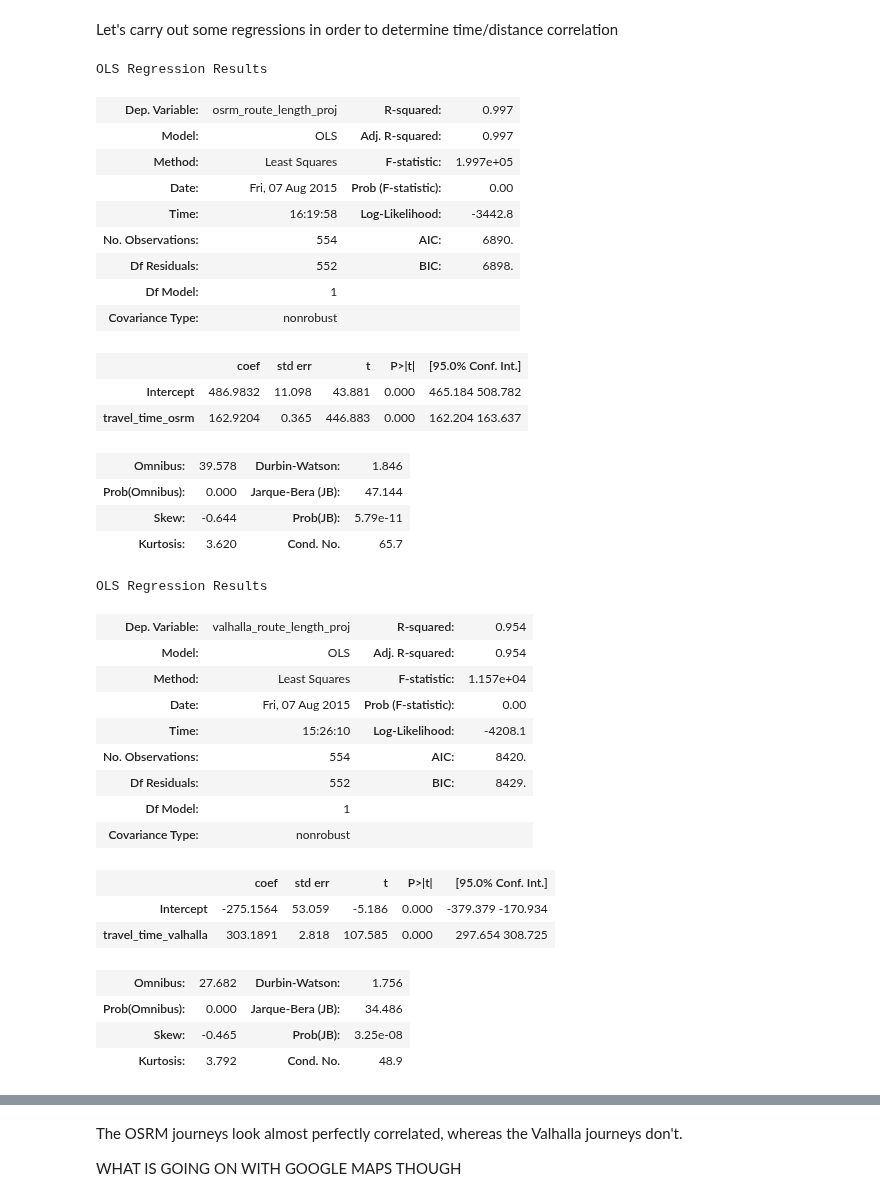
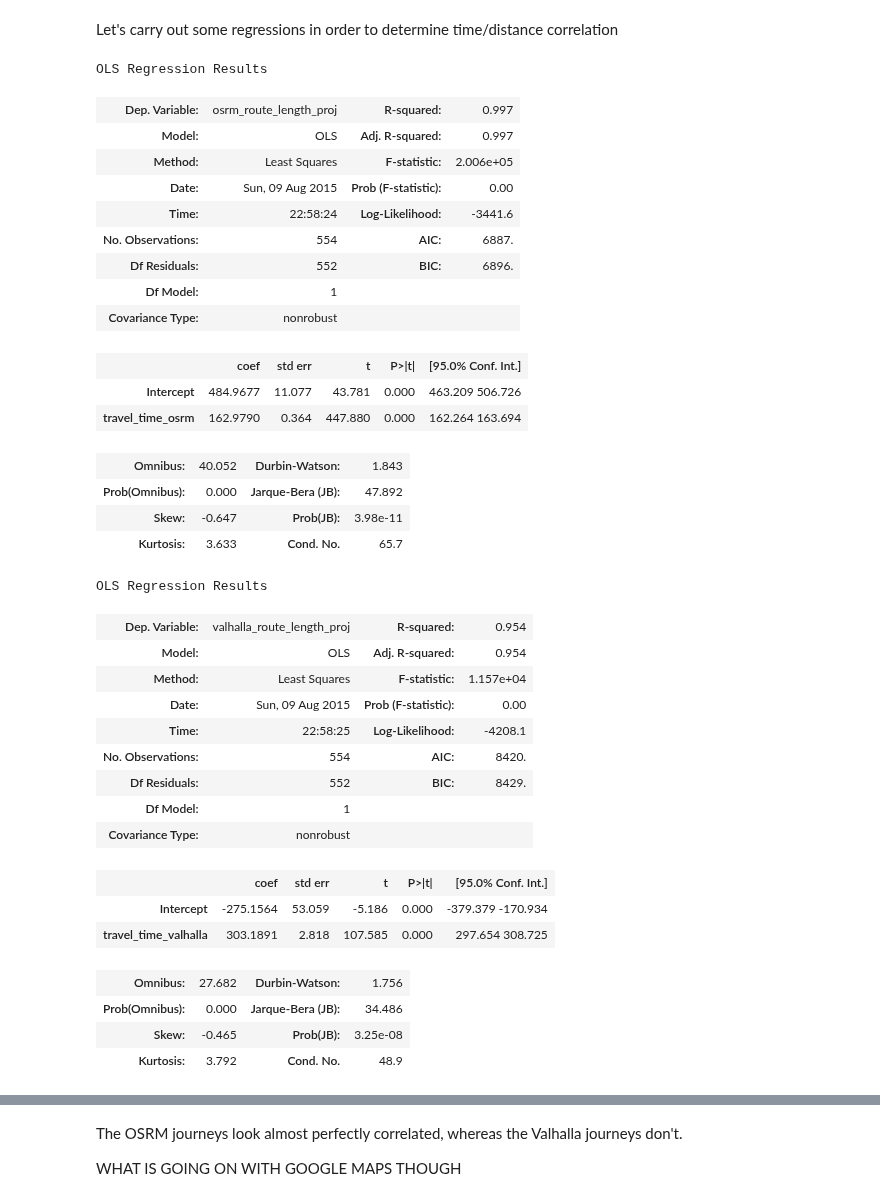
Before and after one commit to urschrei/router_comparison, a Jupyter notebook: OSRM_vs_Valhalla.ipynb, the cells around one changed output, grey strips where cells are left out. Cells and saved outputs as stored; diff of their text form; code cells hidden in the pictures.

```diff
--- a/OSRM_vs_Valhalla.ipynb
+++ b/OSRM_vs_Valhalla.ipynb
@@ -125,3 +89,11 @@ kmeans_centroids_gmaps = kmeans_gmaps.cluster_centers_
+# %%
+centroids = {}
+for provider in ['osrm', 'valhalla', 'gmaps']:
+
+    km = KMeans(init='k-means++', n_clusters=7, n_init=10)
+    km.fit(routes[['centroid_distance', 'travel_time_%s' % provider]])
+    routes['kmeans_bin_%s' % provider] = km.labels_
+    centroids[provider] = km.cluster_centers_
 # %%
 # set up plots
 # numrows, numcolumns, plot number (specify in row, column order)
@@ -344,7 +255,15 @@ merged['gmaps_decoded'] = merged.apply(lambda f: decode_polyline(f['gmaps_route'
+# %%
+for provider in ['osrm', 'valhalla', 'gmaps']:
+    if provider == 'gmaps':
+        routes['%s_decoded' % provider] = routes.apply(
+            lambda f: decode_polyline(f['%s_route' % provider], gmaps=True), axis=1)
+    else:
+        routes['%s_decoded' % provider] = routes.apply(
+            lambda f: decode_polyline(f['%s_route' % provider]), axis=1)
 # %% [markdown]
 Now set up a map, and project our routes into map coordinates
 # %%
-bds = MultiLineString(list(merged['valhalla_decoded'])).bounds
+bds = MultiLineString(list(routes['valhalla_decoded'])).bounds
 extra = 0.01
 ll = (bds[0], bds[1])
 ur = (bds[2], bds[3])
@@ -365,18 +286,14 @@ m = Basemap(
 # %%
-# create projected version of routes
-merged['valhalla_decoded_proj'] = merged.apply(lambda f: project_linestring(f['valhalla_decoded'], m), axis=1)
-merged['osrm_decoded_proj'] = merged.apply(lambda f: project_linestring(f['osrm_decoded'], m), axis=1)
-merged['gmaps_decoded_proj'] = merged.apply(lambda f: project_linestring(f['gmaps_decoded'], m), axis=1)
-
-# combine projected route LineStrings
-combined_valhalla = MultiLineString(list(merged['valhalla_decoded_proj']))
-combined_osrm = MultiLineString(list(merged['osrm_decoded_proj']))
-combined_gmaps = MultiLineString(list(merged['gmaps_decoded']))
-
-# we can also calculate the projected route distances (as opposed to euclidian distance, as above)
-merged['valhalla_route_length_proj'] = merged.apply(lambda f: f['valhalla_decoded_proj'].length, axis=1)
-merged['osrm_route_length_proj'] = merged.apply(lambda f: f['osrm_decoded_proj'].length, axis=1)
-merged['gmaps_route_length_proj'] = merged.apply(lambda f: f['gmaps_decoded_proj'].length, axis=1)
+combined_routes = {}
+for provider in ['osrm', 'valhalla', 'gmaps']:
+    # create projected version of routes
+    routes['%s_decoded_proj' % provider] = routes.apply(
+        lambda f: project_linestring(f['%s_decoded' % provider], m), axis=1)
+    # combine projected route LineStrings
+    combined_routes[provider] = MultiLineString(list(routes['%s_decoded_proj' % provider]))
+    # we can also calculate the projected route distances (as opposed to euclidean distance, as above)
+    routes['%s_route_length_proj' % provider] = routes.apply(
+        lambda f: f['%s_decoded_proj' % provider].length, axis=1)
 # %%
 plt.clf()
 fig = plt.figure(figsize=(12, 8), dpi=300)
@@ -489,33 +406,33 @@ Let's carry out some regressions in order to determine time/distance correlation
 # %%
 # OSRM regression
 osrm_res = sm.ols(
     formula='osrm_route_length_proj ~ travel_time_osrm',
-    data=merged).fit()
+    data=routes).fit()
 
 osrm_res.summary()
 # %% [output]
 OLS Regression Results
 | Dep. Variable: | osrm_route_length_proj | R-squared: | 0.997 |
 | Model: | OLS | Adj. R-squared: | 0.997 |
-| Method: | Least Squares | F-statistic: | 1.997e+05 |
-| Date: | Fri, 07 Aug 2015 | Prob (F-statistic): | 0.00 |
-| Time: | 16:19:58 | Log-Likelihood: | -3442.8 |
-| No. Observations: | 554 | AIC: | 6890. |
-| Df Residuals: | 552 | BIC: | 6898. |
+| Method: | Least Squares | F-statistic: | 2.006e+05 |
+| Date: | Sun, 09 Aug 2015 | Prob (F-statistic): | 0.00 |
+| Time: | 22:58:24 | Log-Likelihood: | -3441.6 |
+| No. Observations: | 554 | AIC: | 6887. |
+| Df Residuals: | 552 | BIC: | 6896. |
 | Df Model: | 1 |  |  |
 | Covariance Type: | nonrobust |  |  |
 |  | coef | std err | t | P>|t| | [95.0% Conf. Int.] |
-| Intercept | 486.9832 | 11.098 | 43.881 | 0.000 | 465.184 508.782 |
-| travel_time_osrm | 162.9204 | 0.365 | 446.883 | 0.000 | 162.204 163.637 |
+| Intercept | 484.9677 | 11.077 | 43.781 | 0.000 | 463.209 506.726 |
+| travel_time_osrm | 162.9790 | 0.364 | 447.880 | 0.000 | 162.264 163.694 |
-| Omnibus: | 39.578 | Durbin-Watson: | 1.846 |
-| Prob(Omnibus): | 0.000 | Jarque-Bera (JB): | 47.144 |
-| Skew: | -0.644 | Prob(JB): | 5.79e-11 |
-| Kurtosis: | 3.620 | Cond. No. | 65.7 |
+| Omnibus: | 40.052 | Durbin-Watson: | 1.843 |
+| Prob(Omnibus): | 0.000 | Jarque-Bera (JB): | 47.892 |
+| Skew: | -0.647 | Prob(JB): | 3.98e-11 |
+| Kurtosis: | 3.633 | Cond. No. | 65.7 |
 # %%
 # Valhalla regression
 valhalla_res = sm.ols(
     formula='valhalla_route_length_proj ~ travel_time_valhalla',
-    data=merged).fit()
+    data=routes).fit()
 
 valhalla_res.summary()
 # %% [output]
@@ -523,8 +440,8 @@ OLS Regression Results
 | Dep. Variable: | valhalla_route_length_proj | R-squared: | 0.954 |
 | Model: | OLS | Adj. R-squared: | 0.954 |
 | Method: | Least Squares | F-statistic: | 1.157e+04 |
-| Date: | Fri, 07 Aug 2015 | Prob (F-statistic): | 0.00 |
-| Time: | 15:26:10 | Log-Likelihood: | -4208.1 |
+| Date: | Sun, 09 Aug 2015 | Prob (F-statistic): | 0.00 |
+| Time: | 22:58:25 | Log-Likelihood: | -4208.1 |
 | No. Observations: | 554 | AIC: | 8420. |
 | Df Residuals: | 552 | BIC: | 8429. |
 | Df Model: | 1 |  |  |
```
Also changed, not shown: parts of 25 cells of this notebook, 10 other files.
